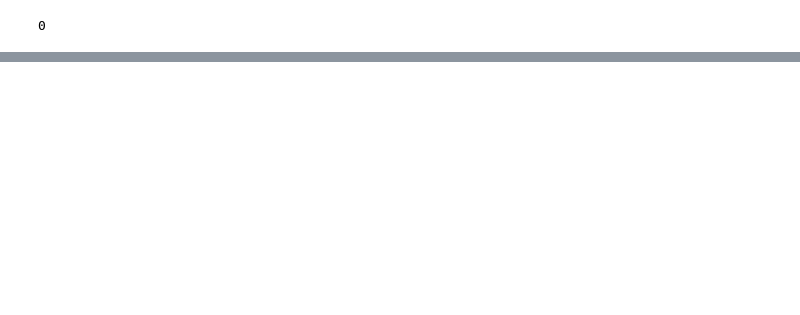
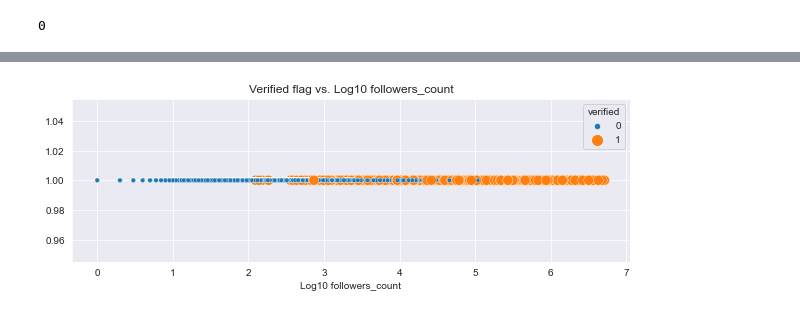
Before and after one commit to alexfarquharson/tn21887_EMATM0048, a Jupyter notebook: Data_analytics/Tweepy_work.ipynb, the cells around one changed output, grey strips where cells are left out. Drawn from its saved outputs; the diff is of its cells as text; code cells hidden in the pictures; blank space fills up the shorter version.

Commit message:
data_a: step 2 and 3

```diff
--- a/Data_analytics/Tweepy_work.ipynb
+++ b/Data_analytics/Tweepy_work.ipynb
@@ -298,0 +597,11 @@ str(master_df['tweet_id']) + "-" + str(master_df['author_id'])
+# %%
+# 2 way distribution
+# scatter plot of followers_count and like_count unhelpful, as hard to show any correlation with so many data point having 0 likes etc.
+#instead, band the numerical variables and plot them similarly to categorical variables
+master_df['followers_count_banded'] =  pd.qcut(master_df['followers_count'],5, labels = [1,2,3,4,5])
+# master_df2['followers_count_banded']= master_df2['followers_count_banded'].astype(str)
+master_df['tweet_age_mins_banded'] =  pd.qcut(master_df['tweet_age_mins'],5, labels = [1,2,3,4,5])
+master_df['tweet_age_mins_banded'] = master_df['tweet_age_mins_banded'].astype(str)
+
+master_df['verified'] = master_df['verified'].astype(str)
+master_df['tweet_ht'] = master_df['tweet_ht'].astype(str)
@@ -298,0 +669,9 @@ str(master_df['tweet_id']) + "-" + str(master_df['author_id'])
+# %%
+fig,ax = plt.subplots(figsize = (10,3))
+sns.scatterplot(x=np.log10(master_df['followers_count']),y=1,
+                hue = master_df['verified'],
+                size = master_df['verified'], sizes = (100,20))
+
+ax.set(title = f'Verified flag vs. Log10 followers_count', xlabel = 'Log10 followers_count');
+# %% [output]
+[figure, added]
```
Also changed, not shown: parts of 100 cells of this notebook, 1 other file.
